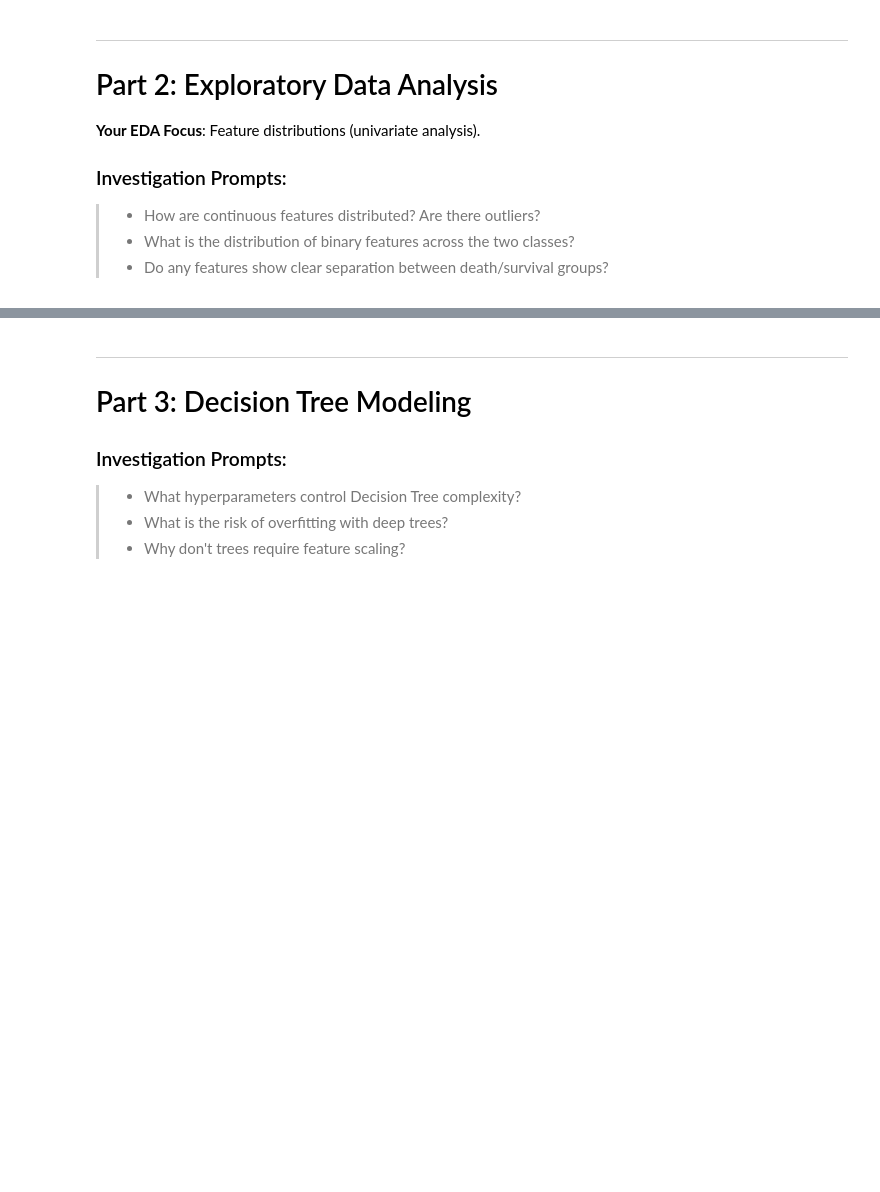
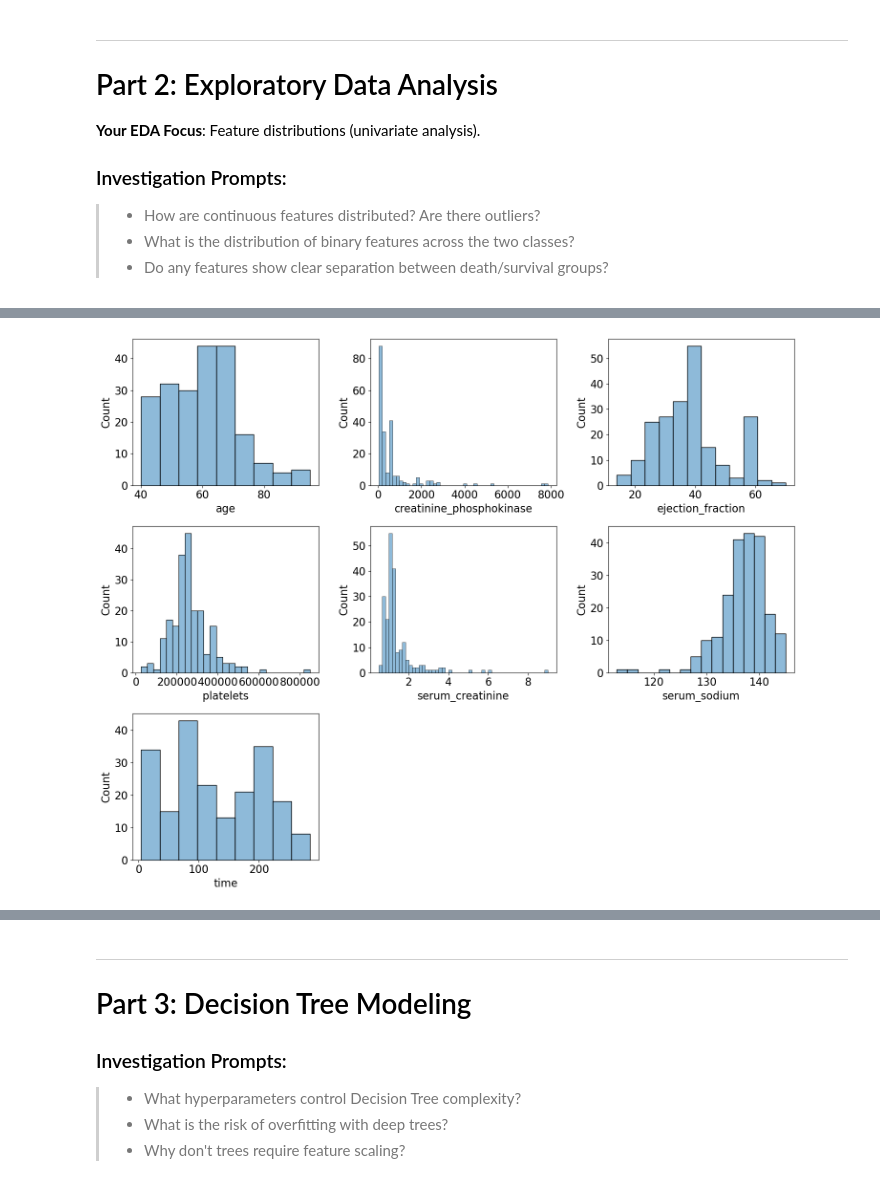
Before and after one commit to WatsonWBlair/cs667, a Jupyter notebook: Projects/Interpretability/notebooks/member_b_tree_models.ipynb, the cells around one changed output, grey strips where cells are left out. Cells and saved outputs as stored; diff of their text form; code cells hidden in the pictures; blank space fills up the shorter version.

```diff
--- a/Projects/Interpretability/notebooks/member_b_tree_models.ipynb
+++ b/Projects/Interpretability/notebooks/member_b_tree_models.ipynb
@@ -65,17 +102,29 @@ CONTINUOUS_FEATURES = ['age', 'creatinine_phosphokinase', 'ejection_fraction',
 # %%
 # TODO: Create histograms for continuous features, colored by target
 # Hint: Use train_data for EDA, with hue=TARGET_COLUMN
+
 
 fig, axes = plt.subplots(3, 3, figsize=(15, 12))
 axes = axes.flatten()
 
 for i, feature in enumerate(CONTINUOUS_FEATURES):
-    # YOUR CODE HERE
-    pass
+    sns.histplot(
+        data=test_data,
+        x=feature,
+        # hue=TARGET_COLUMN,
+        ax=axes[i],
+        multiple='layer',
+        alpha=.5
+    )
+
+for j in range(len(CONTINUOUS_FEATURES), 3*3):
+    axes[j].axis("off")
 
 plt.tight_layout()
 plt.savefig('../visualizations/continuous_distributions.png', dpi=150)
 plt.show()
+# %% [output]
+[figure, added]
 # %%
 # TODO: Create bar plots for binary features, showing proportions by target
 # Hint: Crosstab or groupby can help calculate proportions
```
Also changed, not shown: parts of 25 cells of this notebook, 7 other files.
